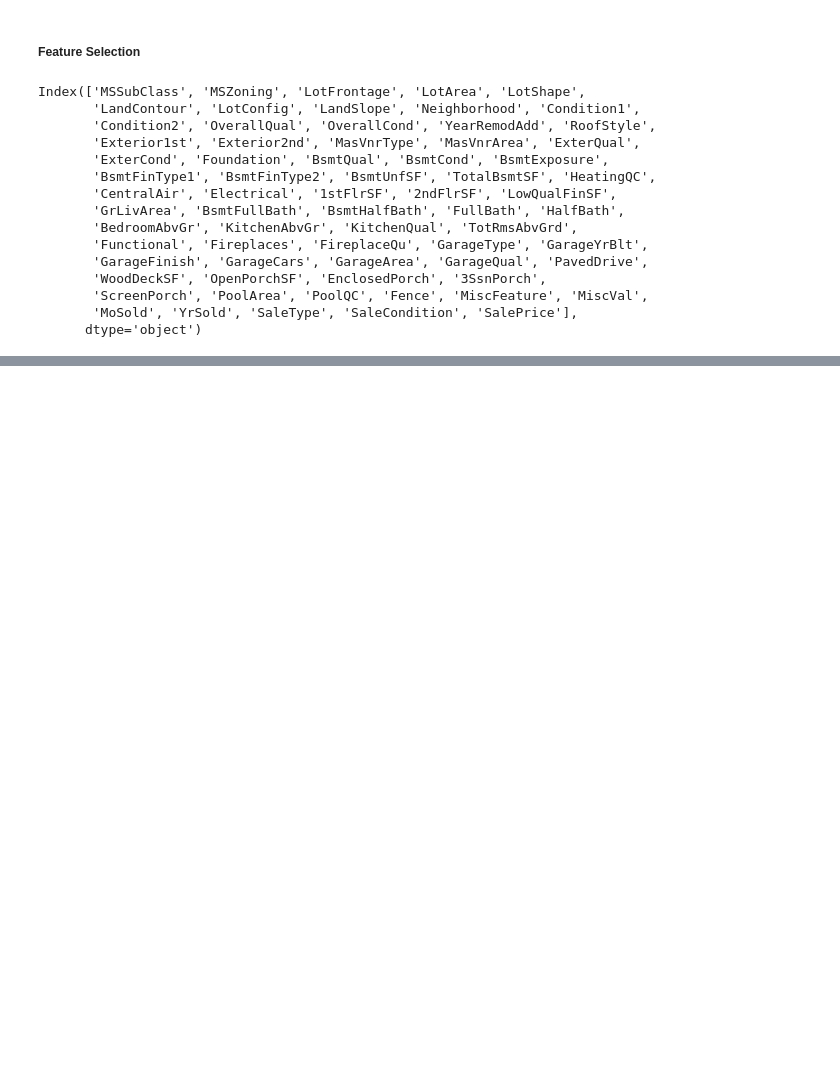
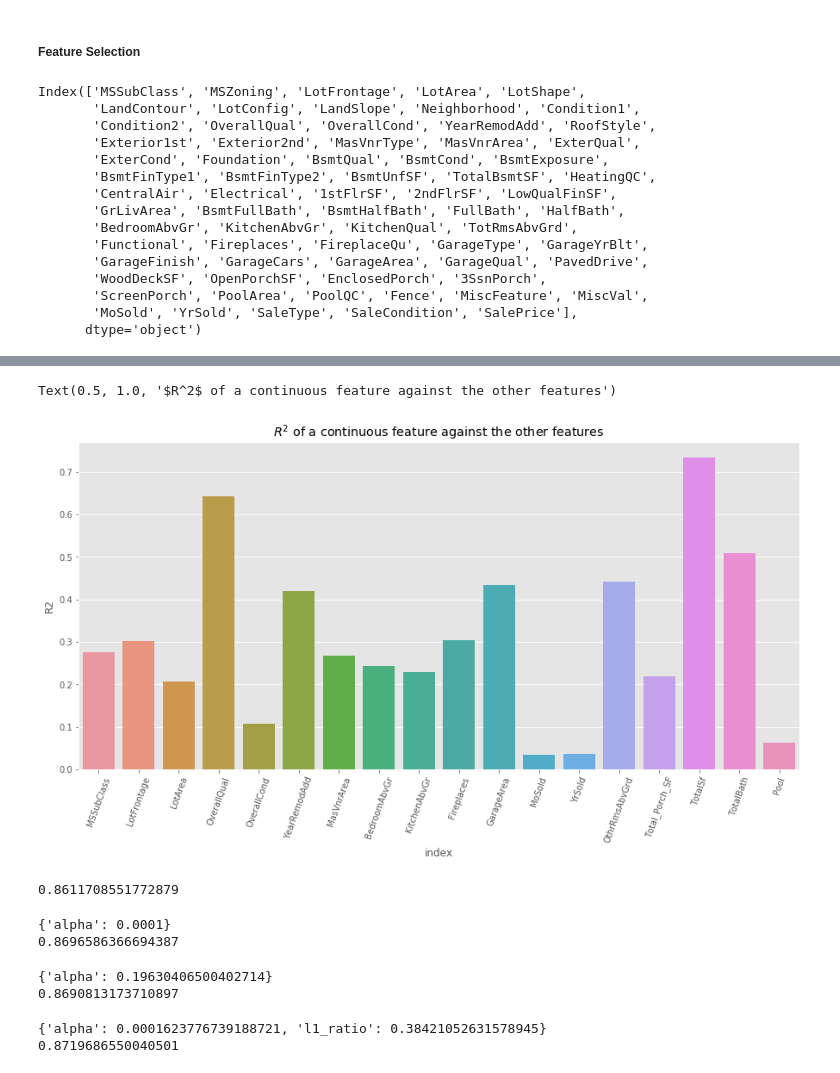
Before and after one commit to qnguyen793/Ames_housing_price_ml, a Jupyter notebook: Housing price analysis.ipynb, the cells around one changed output, grey strips where cells are left out. Drawn from its saved outputs; the diff is of its cells as text; code cells hidden in the pictures; blank space fills up the shorter version.

Commit message:
Finished initial feature selection and regression fitting, made two first submissions

```diff
--- a/Housing price analysis.ipynb
+++ b/Housing price analysis.ipynb
@@ -252,12 +252,12 @@ Index(['MSSubClass', 'MSZoning', 'LotFrontage', 'LotArea', 'LotShape',
 # Combine some columns to further reduce down feature space
 all_data["OthrRmsAbvGrd"] = all_data.TotRmsAbvGrd - all_data.KitchenAbvGr - all_data.BedroomAbvGr
 all_data['Total_Porch_SF'] = all_data['WoodDeckSF']+all_data['OpenPorchSF']+all_data['EnclosedPorch']+all_data['3SsnPorch']+all_data['ScreenPorch']
-all_data['TotalSf'] = all_data['TotalBsmtSF'] + all_data['1stFlrSF'] + all_data['2ndFlrSF'] + all_data['LowQualFinSF']
+all_data['TotalSf'] = all_data['TotalBsmtSF'] + all_data['GrLivArea'] + all_data['LowQualFinSF']
 all_data['TotalBath'] = all_data['FullBath'] + all_data['BsmtFullBath'] + (0.5*all_data['HalfBath']) + (0.5*all_data['BsmtHalfBath'])
 all_data['Pool'] = all_data['PoolArea'].apply(lambda x: 1 if x>0 else 0)
 
 #These are being dropped because they're combined into new columns or because of bad correlation
-all_data = all_data.drop(['TotRmsAbvGrd', 'EnclosedPorch', '3SsnPorch', 'ScreenPorch', 'WoodDeckSF', 'OpenPorchSF', '2ndFlrSF', '1stFlrSF', 'TotalBsmtSF','Condition1','Condition2','FullBath','BsmtFullBath','HalfBath','BsmtHalfBath','BsmtUnfSF','MiscVal','LowQualFinSF','PoolArea','PoolQC','MiscFeature','LandSlope'], axis = 1)
+all_data = all_data.drop(['TotRmsAbvGrd', 'EnclosedPorch', '3SsnPorch', 'ScreenPorch', 'WoodDeckSF', 'OpenPorchSF', '2ndFlrSF', '1stFlrSF', 'TotalBsmtSF','Condition1','Condition2','FullBath','BsmtFullBath','HalfBath','BsmtHalfBath','BsmtUnfSF','MiscVal','LowQualFinSF','PoolArea','PoolQC','MiscFeature','LandSlope','GarageYrBlt','GrLivArea','GarageCars'], axis = 1)
 # %%
 pd.set_option("display.max_columns", 500)
 # all_data[all_data.select_dtypes(['object']).columns] = all_data.select_dtypes(['object']).apply(lambda x: x.astype('category'))
@@ -326,0 +378,72 @@ test.shape
+# %%
+temp = all_data[all_data.select_dtypes(include=[np.number]).columns].drop('SalePrice',axis=1)
+
+scores = {}
+ols2 = linear_model.LinearRegression()
+from sklearn.metrics import r2_score
+for feature_name in temp.columns:
+                dummified_full2     = temp.copy()
+                feature = dummified_full2[feature_name].copy()
+                dummified_full2.drop(feature_name, axis=1, inplace=True)
+                ols2.fit(dummified_full2, feature)
+                scores[feature_name] = ols2.score(dummified_full2, feature)
+# %%
+plt.figure(figsize=(15,7))
+g = sns.barplot(x='index', y='R2', data=pd.DataFrame(scores, index=['R2']).T.reset_index())
+plt.xticks(rotation=70)
+plt.title('$R^2$ of a continuous feature against the other features')
+# %% [output]
+Text(0.5, 1.0, '$R^2$ of a continuous feature against the other features')
+[figure, added]
+# %%
+#Lasso Regression to see which features are dorppoable
+from sklearn.linear_model import Lasso, Ridge, ElasticNet, LinearRegression
+from sklearn.model_selection import GridSearchCV, cross_val_score
+
+
+linR = LinearRegression()
+linR.fit(x_train,y_train)
+linR_scores = cross_val_score(linR,x_train,y_train,cv=5)
+
+print(np.mean(linR_scores))
+# %% [output]
+0.8611708551772879
+# %%
+lr = Lasso(normalize=True)
+
+params = {'alpha':10**np.linspace(-6,-3,100)}
+grid = GridSearchCV(estimator=lr,param_grid=params,cv=5)
+
+
+grid.fit(x_train,y_train)
+print(grid.best_params_)
+print(grid.best_score_)
+# %% [output]
+{'alpha': 0.0001}
+0.8696586366694387
+# %%
+rd = Ridge(normalize=True)
+
+params = {'alpha':10**np.linspace(-2,2,100)}
+
+grid = GridSearchCV(estimator=rd,param_grid=params,cv=5)
+
+grid.fit(x_train,y_train)
+print(grid.best_params_)
+print(grid.best_score_)
+# %% [output]
+{'alpha': 0.19630406500402714}
+0.8690813173710897
+# %%
+en = ElasticNet(max_iter=10000,normalize=True)
+
+params = {'alpha':10**np.linspace(-4,0,20),'l1_ratio':np.linspace(0.1,1,20)}
+
+grid = GridSearchCV(estimator=en,param_grid=params,cv=5)
+
+grid.fit(x_train,y_train)
+print(grid.best_params_)
+print(grid.best_score_)
+# %% [output]
+{'alpha': 0.0001623776739188721, 'l1_ratio': 0.38421052631578945}
+0.8719686550040501
```
Also changed, not shown: parts of 23 cells of this notebook.
